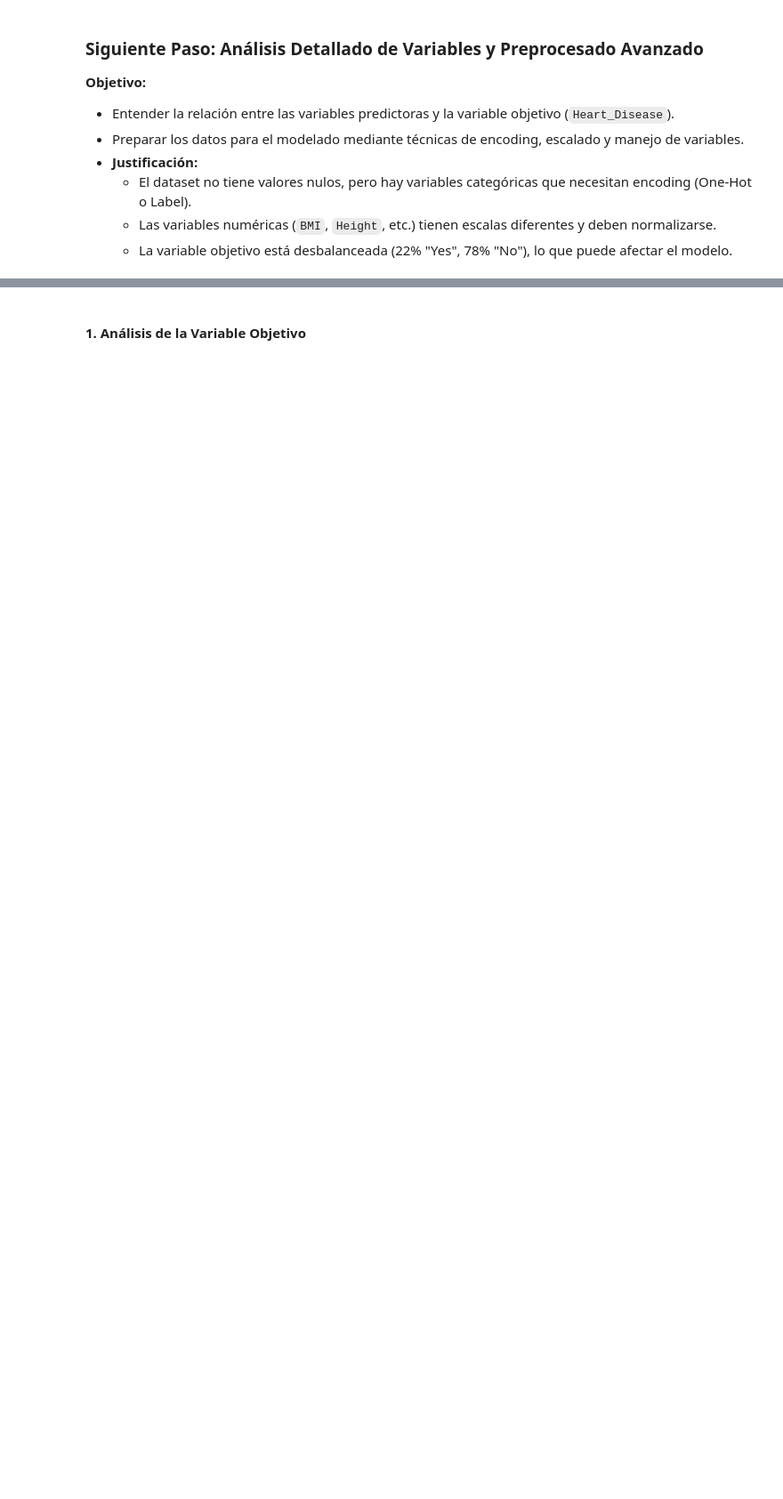
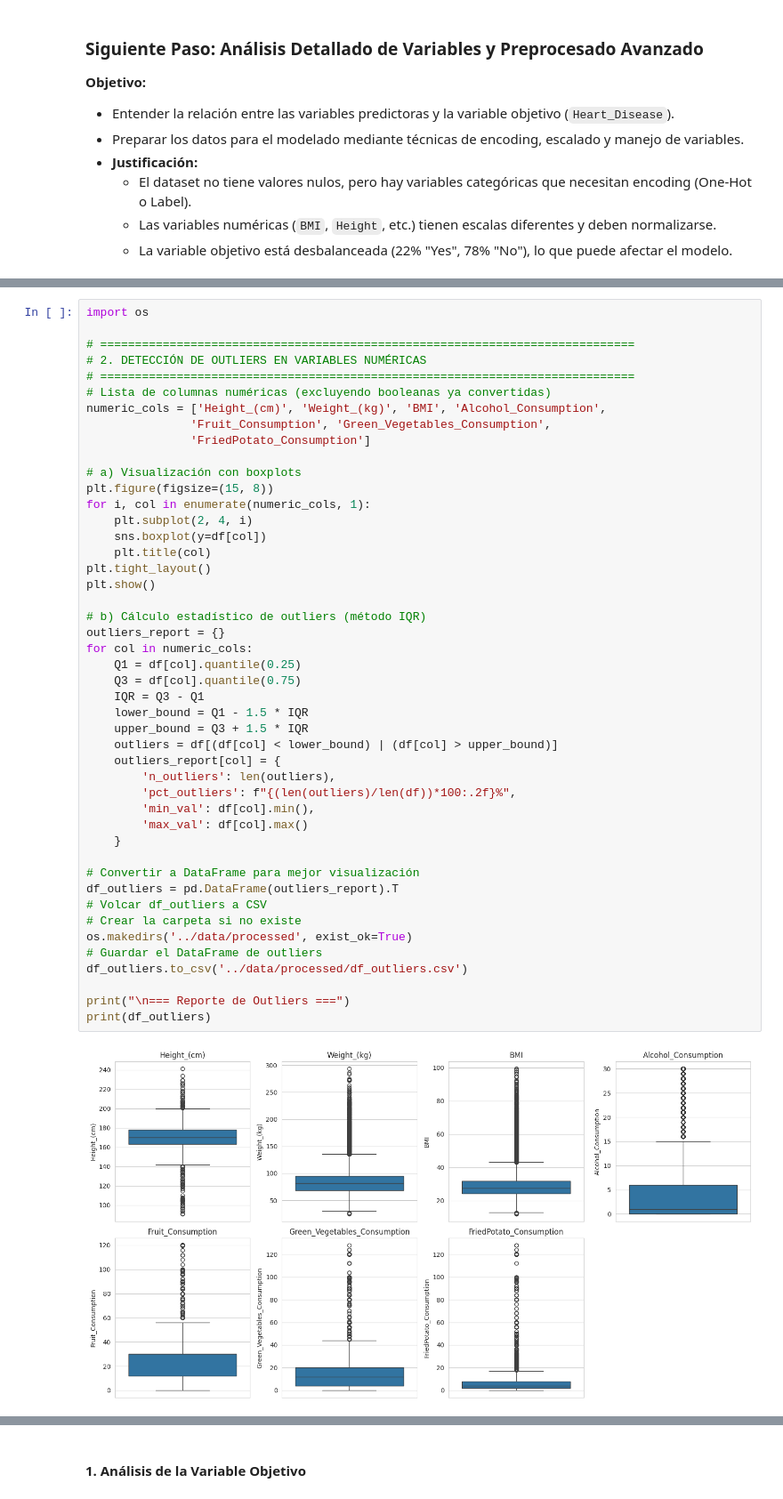
Before and after one commit to Bootcamp-IA-P4/E4_classification, a Jupyter notebook: notebooks/cardio_risk_eda_v2.ipynb, the cells around one changed output, grey strips where cells are left out. Shown at 89% size. Drawn from its saved outputs; the diff is of its cells as text; blank space fills up the shorter version.

```diff
--- a/notebooks/cardio_risk_eda_v2.ipynb
+++ b/notebooks/cardio_risk_eda_v2.ipynb
@@ -110,0 +198,48 @@ El valor más frecuente (“top”) en la variable `Age_Category` es **65-69**,
+# %%
+import os
+
+# =============================================================================
+# 2. DETECCIÓN DE OUTLIERS EN VARIABLES NUMÉRICAS
+# =============================================================================
+# Lista de columnas numéricas (excluyendo booleanas ya convertidas)
+numeric_cols = ['Height_(cm)', 'Weight_(kg)', 'BMI', 'Alcohol_Consumption',
+               'Fruit_Consumption', 'Green_Vegetables_Consumption',
+               'FriedPotato_Consumption']
+
+# a) Visualización con boxplots
+plt.figure(figsize=(15, 8))
+for i, col in enumerate(numeric_cols, 1):
+    plt.subplot(2, 4, i)
+    sns.boxplot(y=df[col])
+    plt.title(col)
+plt.tight_layout()
+plt.show()
+
+# b) Cálculo estadístico de outliers (método IQR)
+outliers_report = {}
+for col in numeric_cols:
+    Q1 = df[col].quantile(0.25)
+    Q3 = df[col].quantile(0.75)
+    IQR = Q3 - Q1
+    lower_bound = Q1 - 1.5 * IQR
+    upper_bound = Q3 + 1.5 * IQR
+    outliers = df[(df[col] < lower_bound) | (df[col] > upper_bound)]
+    outliers_report[col] = {
+        'n_outliers': len(outliers),
+        'pct_outliers': f"{(len(outliers)/len(df))*100:.2f}%",
+        'min_val': df[col].min(),
+        'max_val': df[col].max()
+    }
+
+# Convertir a DataFrame para mejor visualización
+df_outliers = pd.DataFrame(outliers_report).T
+# Volcar df_outliers a CSV
+# Crear la carpeta si no existe
+os.makedirs('../data/processed', exist_ok=True)
+# Guardar el DataFrame de outliers
+df_outliers.to_csv('../data/processed/df_outliers.csv')
+
+print("\n=== Reporte de Outliers ===")
+print(df_outliers)
+# %% [output]
+[figure, added]
```
Also changed, not shown: parts of 29 cells of this notebook, 7 other files.
